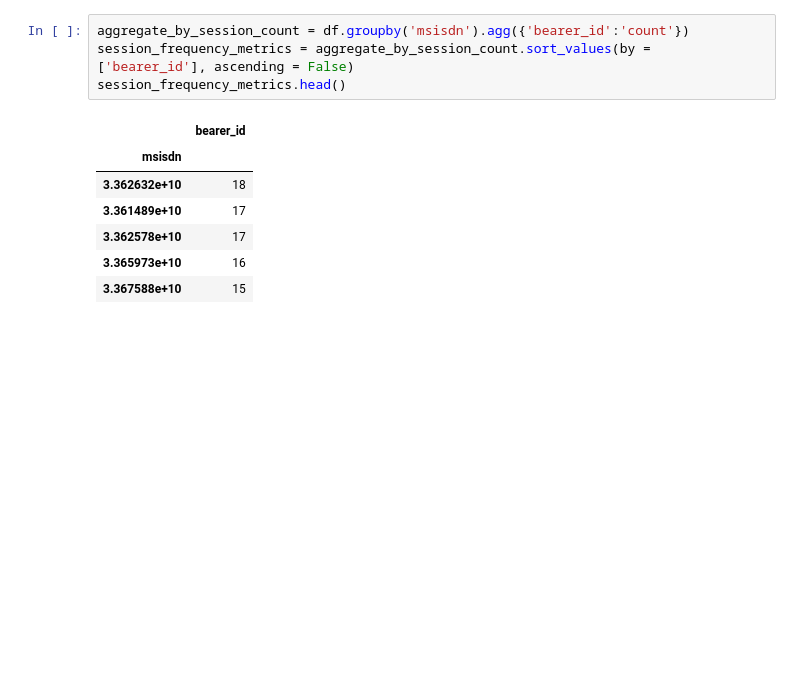
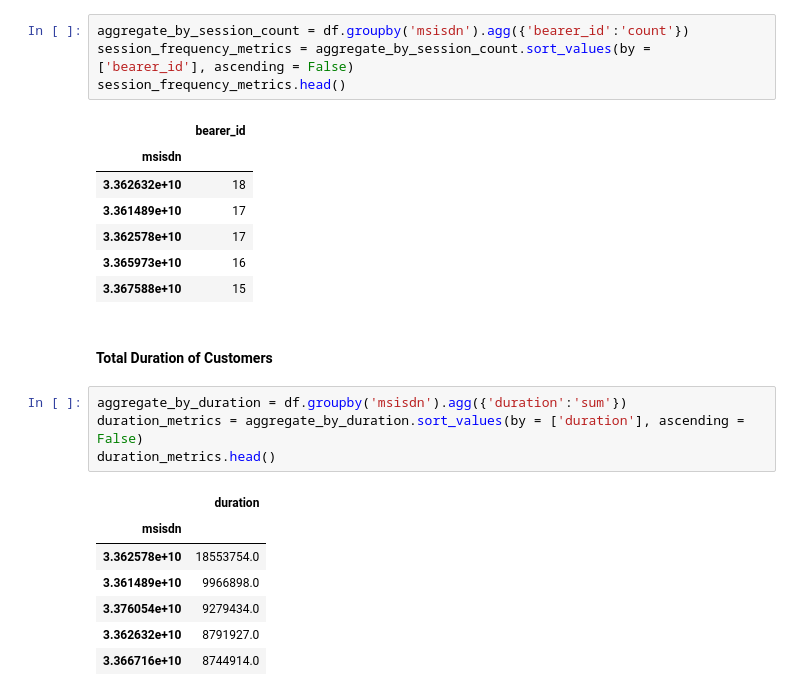
Before and after one commit to michaelgetachew-abebe/Telecom-User-Analytics, a Jupyter notebook: notebooks/user_engagement_analysis.ipynb, the cells around one changed output. Cells and saved outputs as stored; diff of their text form; blank space fills up the shorter version.

```diff
--- a/notebooks/user_engagement_analysis.ipynb
+++ b/notebooks/user_engagement_analysis.ipynb
@@ -85,3 +85,17 @@ session_frequency_metrics.head()
 | 3.362578e+10 | 17 |
 | 3.365973e+10 | 16 |
 | 3.367588e+10 | 15 |
+# %% [markdown]
+#### Total Duration of Customers
+# %%
+aggregate_by_duration = df.groupby('msisdn').agg({'duration':'sum'})
+duration_metrics = aggregate_by_duration.sort_values(by = ['duration'], ascending = False)
+duration_metrics.head()
+# %% [output]
+|  | duration |
+| msisdn |  |
+| 3.362578e+10 | 18553754.0 |
+| 3.361489e+10 | 9966898.0 |
+| 3.376054e+10 | 9279434.0 |
+| 3.362632e+10 | 8791927.0 |
+| 3.366716e+10 | 8744914.0 |
```
Also changed, not shown: parts of 5 cells of this notebook.
